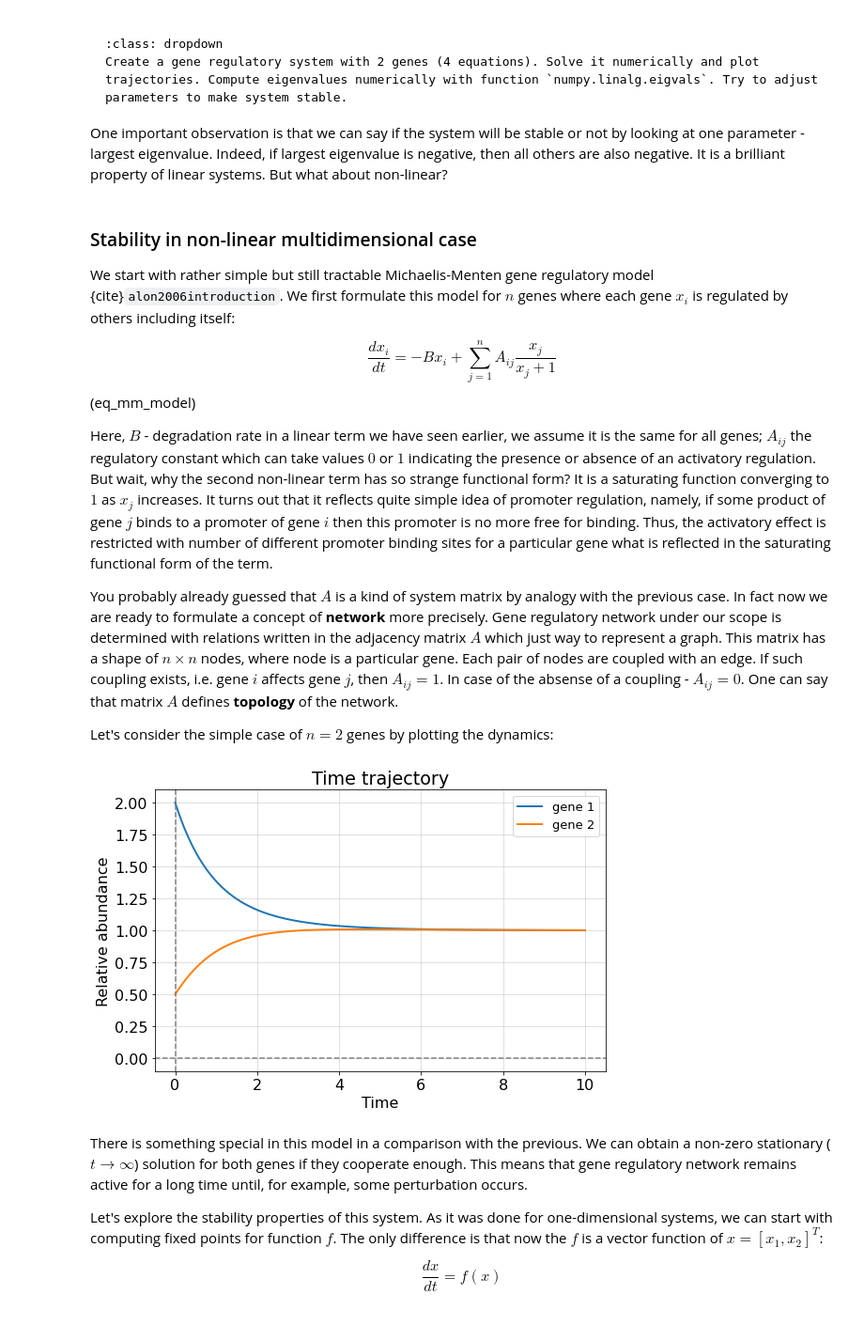
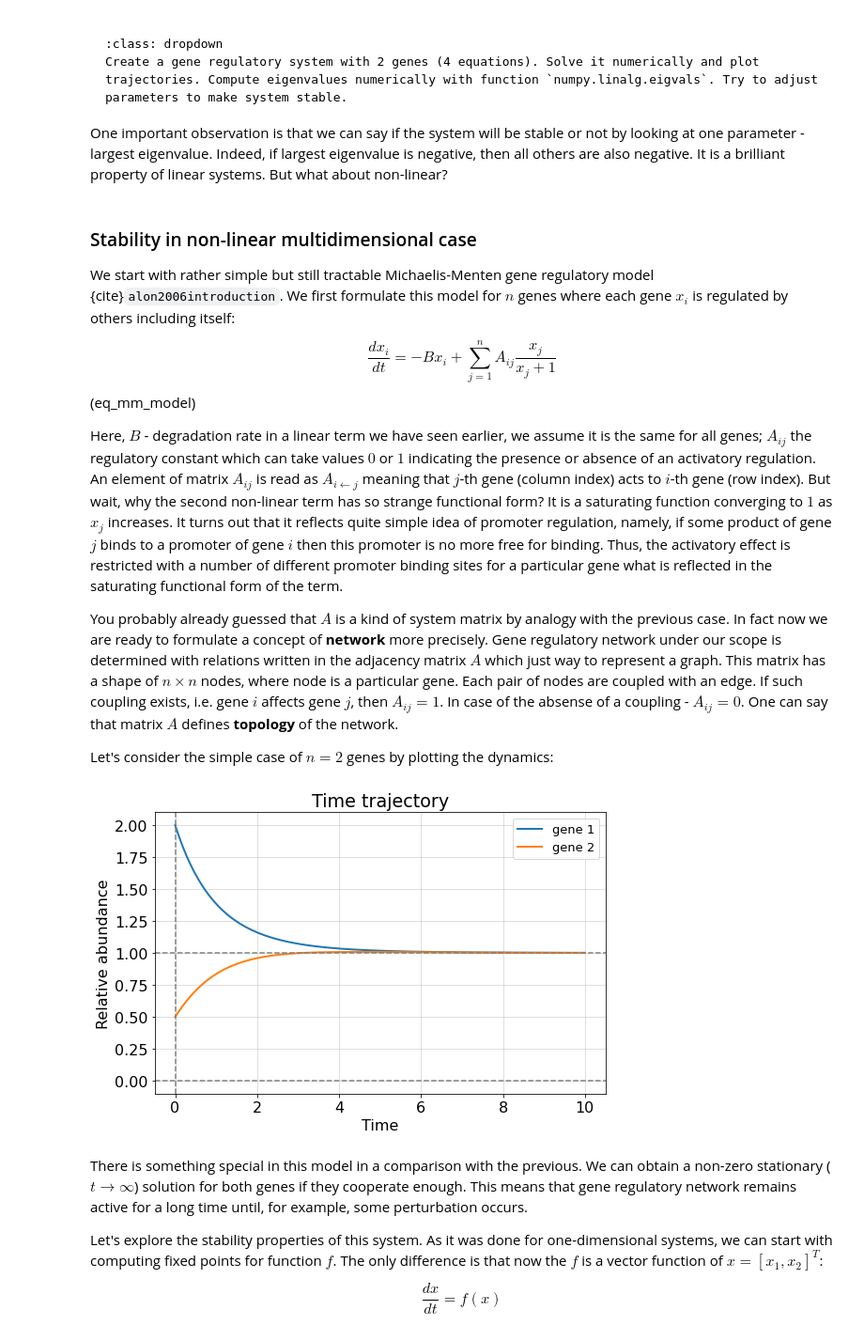
Before and after one commit to ComputationalAgingLab/computational_aging_course, a Jupyter notebook: _sources/dyn/system_resilience.ipynb, the cells around one changed output. Shown: that part at 94% size. Saved outputs shown, nothing was run; the diff lists cells and outputs as text; code cells hidden in the pictures.

```diff
--- a/_sources/dyn/system_resilience.ipynb
+++ b/_sources/dyn/system_resilience.ipynb
@@ -792,7 +792,7 @@ $$
     \frac{dx_i}{dt} = -Bx_i + \sum^n_{j=1}A_{ij}\frac{x_j}{x_j + 1}
 $$ (eq_mm_model)
 
-Here, $B$ - degradation rate in a linear term we have seen earlier, we assume it is the same for all genes; $A_{ij}$ the regulatory constant which can take values $0$ or $1$ indicating the presence or absence of an activatory regulation. But wait, why the second non-linear term has so strange functional form? It is a saturating function converging to $1$ as $x_j$ increases. It turns out that it reflects quite simple idea of promoter regulation, namely, if some product of gene $j$ binds to a promoter of gene $i$ then this promoter is no more free for binding. Thus, the activatory effect is restricted with number of different promoter binding sites for a particular gene what is reflected in the saturating functional form of the term.
+Here, $B$ - degradation rate in a linear term we have seen earlier, we assume it is the same for all genes; $A_{ij}$ the regulatory constant which can take values $0$ or $1$ indicating the presence or absence of an activatory regulation. An element of matrix $A_{ij}$ is read as $A_{i\leftarrow j}$ meaning that $j$-th gene (column index) acts to $i$-th gene (row index). But wait, why the second non-linear term has so strange functional form? It is a saturating function converging to $1$ as $x_j$ increases. It turns out that it reflects quite simple idea of promoter regulation, namely, if some product of gene $j$ binds to a promoter of gene $i$ then this promoter is no more free for binding. Thus, the activatory effect is restricted with a number of different promoter binding sites for a particular gene what is reflected in the saturating functional form of the term.
 
 You probably already guessed that $A$ is a kind of system matrix by analogy with the previous case. In fact now we are ready to formulate a concept of **network** more precisely. Gene regulatory network under our scope is determined with relations written in the adjacency matrix $A$ which just way to represent a graph. This matrix has a shape of $n\times n$ nodes, where node is a particular gene. Each pair of nodes are coupled with an edge. If such coupling exists, i.e. gene $i$ affects gene $j$, then $A_{ij}=1$. In case of the absense of a coupling - $A_{ij}=0$. One can say that matrix $A$ defines **topology** of the network.
 
@@ -800,42 +800,41 @@ Let's consider the simple case of $n=2$ genes by plotting the dynamics:
 # %%
 def compute_nonlinear_ODE(t, x0, A, B):
     f = lambda x, A, B: -B * x + A @ (x / (1 + x))
     dt = t[1] - t[0]
     x = np.empty((2, t.shape[0]))
     x[:, 0] = x0
     for i in range(1, m): #Forward Euler integration
         x[:, i] = x[:, i-1] + dt * f(x[:, i-1], A, B)
     return x
 
 ### SYSTEM MATRIX
 A = np.array([[1, 1],
               [1, 1]]) #genes regulate themselves and each other
 ###
 B = 1 #degradation constant
 
 m = 1000 # number of time steps
 t = np.linspace(0, 10, m)
 x0 = np.array([2., 0.5]) #initial condition
 
 x = compute_nonlinear_ODE(t, x0, A, B)
 
-def plot_nonlinear_system(t, x):
-    fig, ax = plt.subplots(1, 1, figsize=(8,5.5))
-    ax.set_ylabel('Relative abundance')
-    ax.set_xlabel('Time')
-    ax.set_title('Time trajectory')
-    ax.plot(t, x[0], label=f'gene 1', lw=2);
-    ax.plot(t, x[1], label=f'gene 2', lw=2);
-    ax.axhline(0, color='grey', ls='--')
-    ax.axvline(0, color='grey', ls='--')
-    ax.grid(alpha=0.5)
-    ax.legend(loc='upper right', fontsize=13);
-    plt.tight_layout()
-    plt.show()
 
-plot_nonlinear_system(t, x)
+fig, ax = plt.subplots(1, 1, figsize=(8,5.5))
+ax.set_ylabel('Relative abundance')
+ax.set_xlabel('Time')
+ax.set_title('Time trajectory')
+ax.plot(t, x[0], label=f'gene 1', lw=2);
+ax.plot(t, x[1], label=f'gene 2', lw=2);
+ax.axhline(0, color='grey', ls='--')
+ax.axhline(1, color='grey', ls='--')
+ax.axvline(0, color='grey', ls='--')
+ax.grid(alpha=0.5)
+ax.legend(loc='upper right', fontsize=13);
+plt.tight_layout()
+plt.show()
 # %% [output]
-[figure, old version]
+[figure, new version]
 # %% [markdown]
 There is something special in this model in a comparison with the previous. We can obtain a non-zero stationary ($t\to \infty$) solution for both genes if they cooperate enough. This means that gene regulatory network remains active for a long time until, for example, some perturbation occurs.
 
```
Also changed, not shown: parts of 17 cells of this notebook, 11 other files.
